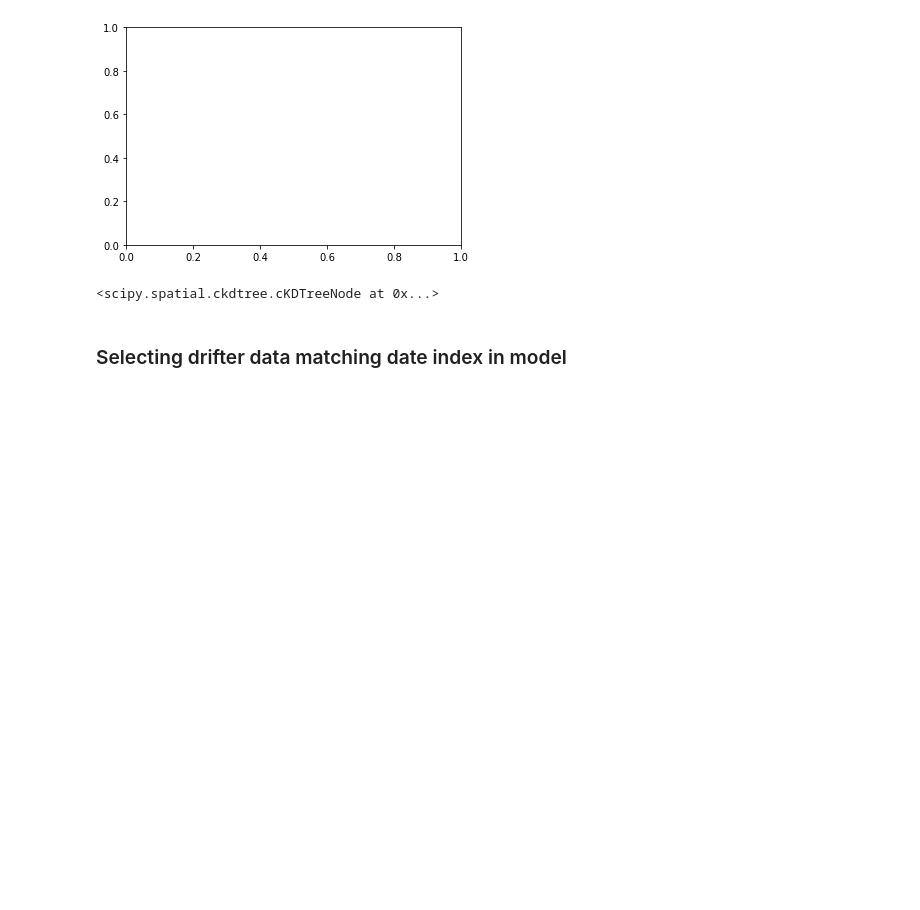
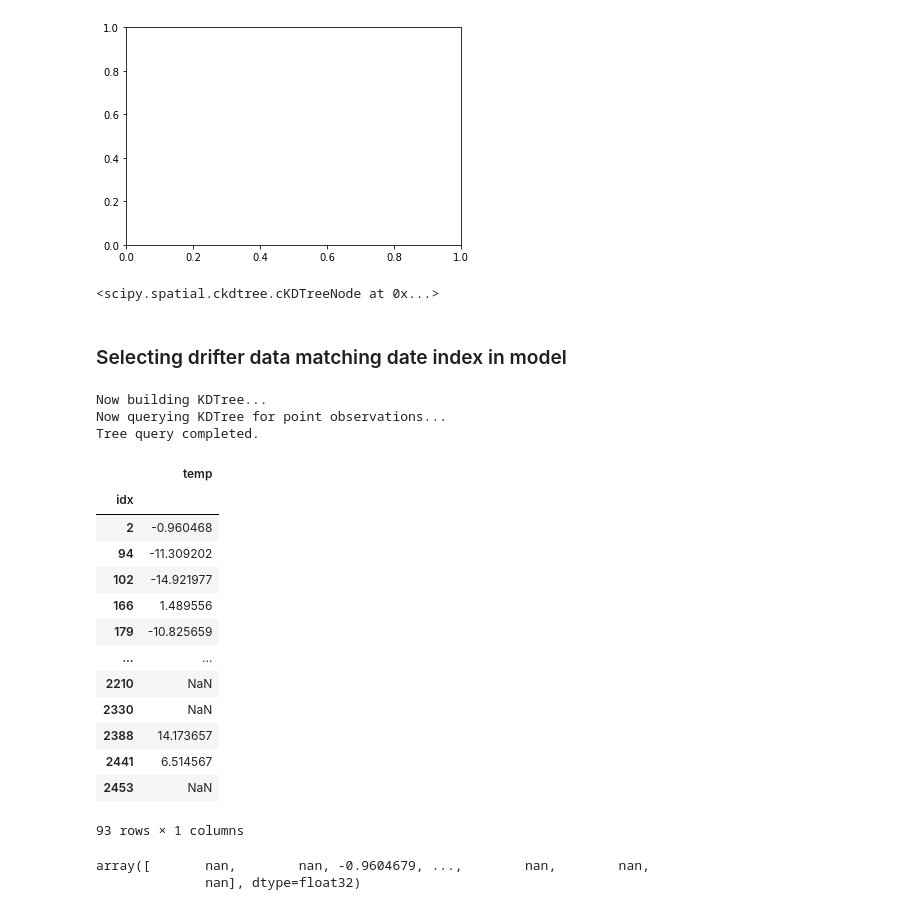
Before and after one commit to HarryLuyt/paper1_scripts, a Jupyter notebook: Scripts/HYCOM_Drifter_SST_comparison.ipynb, the cells around one changed output. Saved outputs shown, nothing was run; the diff lists cells and outputs as text; code cells hidden in the pictures; blank space fills up the shorter version.

```diff
--- a/Scripts/HYCOM_Drifter_SST_comparison.ipynb
+++ b/Scripts/HYCOM_Drifter_SST_comparison.ipynb
@@ -223,3 +214,39 @@ tree.tree
 ### Selecting drifter data matching date index in model
 # %%
 drifters_sub = drifters.loc[(drifters['time'].dt.date == pd.Timestamp(np.datetime64(model.isel(time=0)['time'].values)))]
+# %%
+modelDrifter_Diff, dist, idx, tree, grid_VecData = NearestNeighbourDiff(model.isel(time=0), drifters_sub)
+# %% [output]
+Now building KDTree...
+Now querying KDTree for point observations...
+Tree query completed.
+# %%
+# This takes difference between model and drifters and means by gridcell
+test = modelDrifter_Diff.to_frame()
+test['idx'] = idx
+test = test.groupby('idx').mean()
+test
+# %% [output]
+|  | temp |
+| idx |  |
+| 2 | -0.960468 |
+| 94 | -11.309202 |
+| 102 | -14.921977 |
+| 166 | 1.489556 |
+| 179 | -10.825659 |
+| ... | ... |
+| 2210 | NaN |
+| 2330 | NaN |
+| 2388 | 14.173657 |
+| 2441 | 6.514567 |
+| 2453 | NaN |
+93 rows × 1 columns
+# %%
+# This creates a nan-array of same length as the grid and replaces values at indices where
+# where differences have been calculated
+empty_test = np.full_like(grid_VecData, np.nan)
+np.put(empty_test, test.index.values, test['temp'].values)
+empty_test
+# %% [output]
+array([       nan,        nan, -0.9604679, ...,        nan,        nan,
+              nan], dtype=float32)
```
Also changed, not shown: parts of 16 cells of this notebook.
